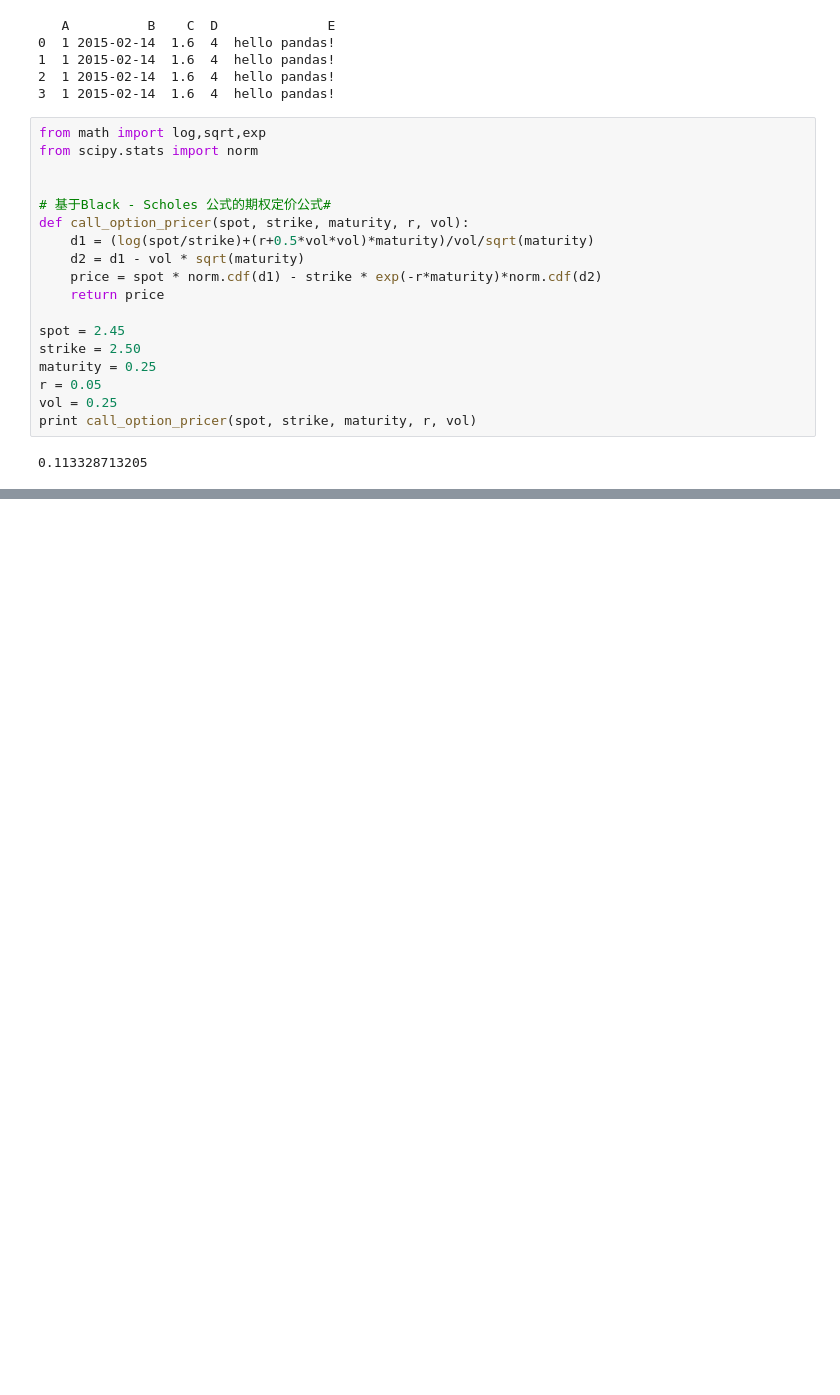
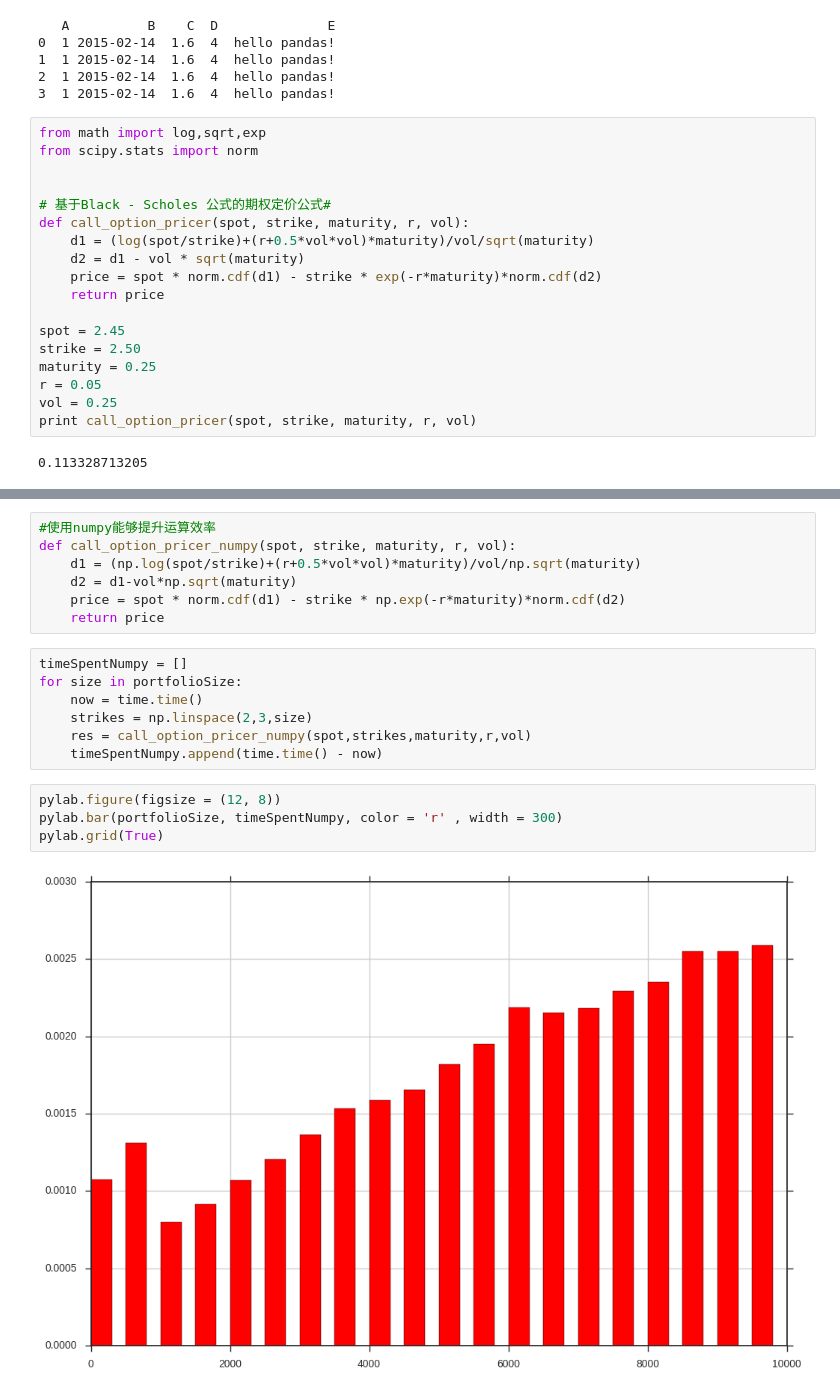
Before and after one commit to xujinchang/python_Quant, a Jupyter notebook: quant.ipynb, the cells around one changed output, grey strips where cells are left out. Cells and saved outputs as stored; diff of their text form; blank space fills up the shorter version.

```diff
--- a/quant.ipynb
+++ b/quant.ipynb
@@ -177,0 +187,20 @@ import seaborn as sns
+# %%
+#使用numpy能够提升运算效率
+def call_option_pricer_numpy(spot, strike, maturity, r, vol):
+    d1 = (np.log(spot/strike)+(r+0.5*vol*vol)*maturity)/vol/np.sqrt(maturity)
+    d2 = d1-vol*np.sqrt(maturity)
+    price = spot * norm.cdf(d1) - strike * np.exp(-r*maturity)*norm.cdf(d2)
+    return price
+# %%
+timeSpentNumpy = []
+for size in portfolioSize:
+    now = time.time()
+    strikes = np.linspace(2,3,size)
+    res = call_option_pricer_numpy(spot,strikes,maturity,r,vol)
+    timeSpentNumpy.append(time.time() - now)
+# %%
+pylab.figure(figsize = (12, 8))
+pylab.bar(portfolioSize, timeSpentNumpy, color = 'r' , width = 300)
+pylab.grid(True)
+# %% [output]
+[figure, added]
```
Also changed, not shown: parts of 16 cells of this notebook.
